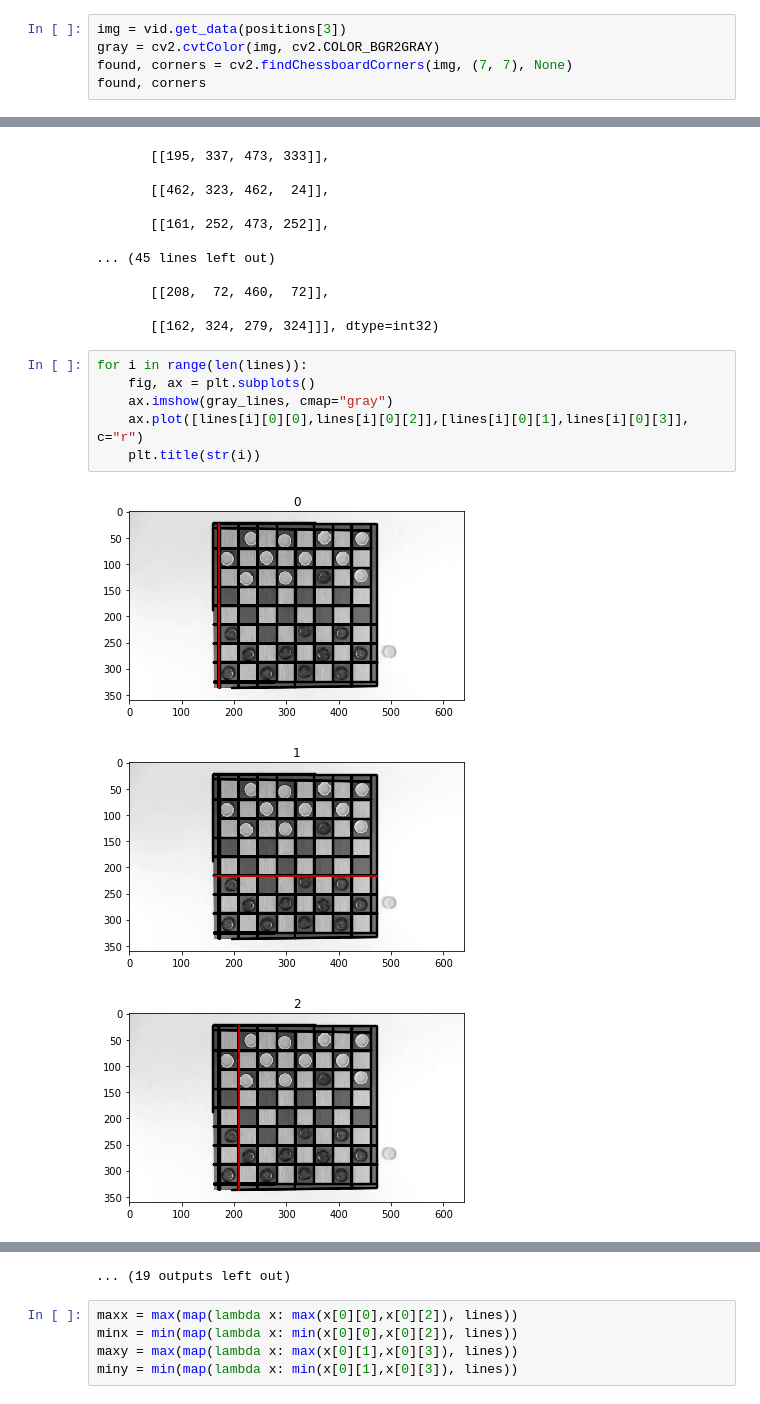
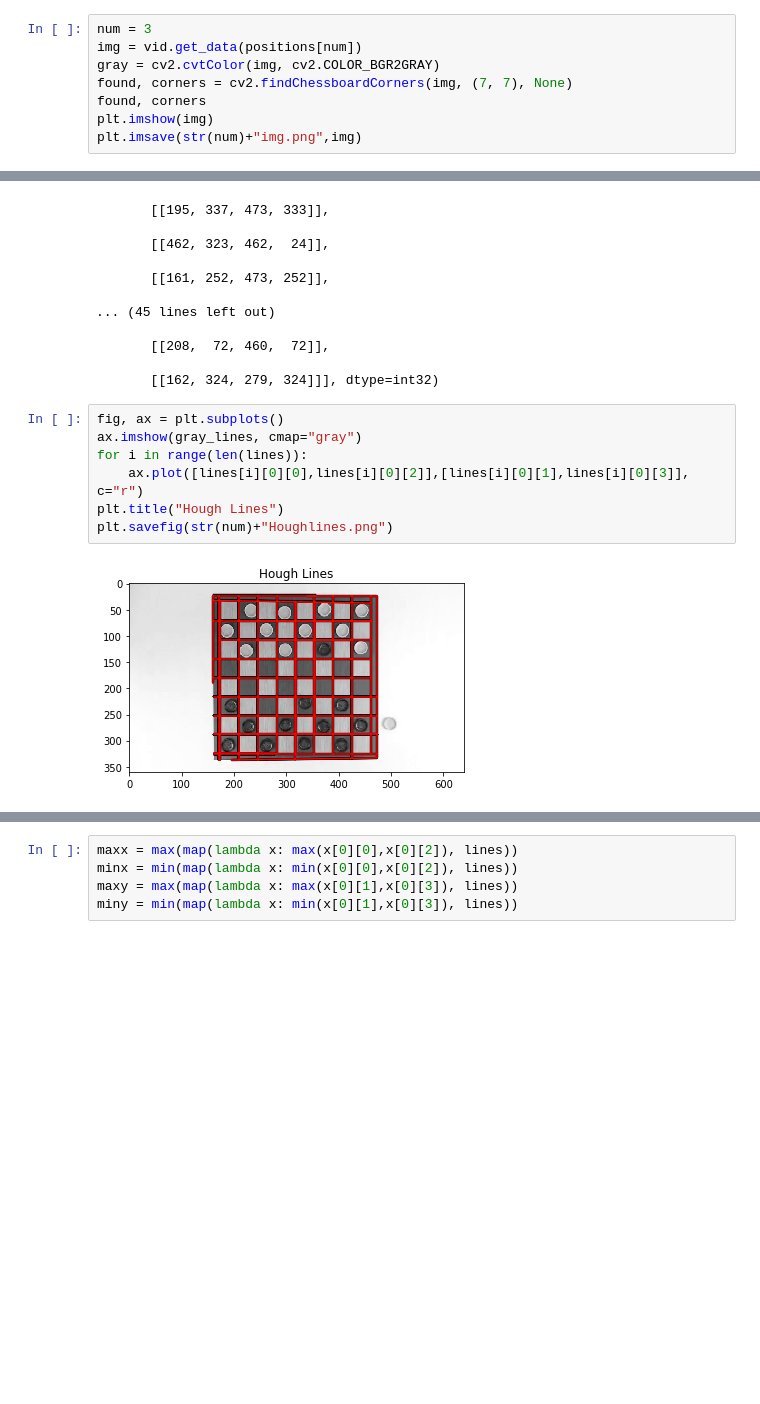
Before and after one commit to alexkassil/playing-the-computer, a Jupyter notebook: Checkers.ipynb, the cells around one changed output, grey strips where cells are left out. Saved outputs shown, nothing was run; the diff lists cells and outputs as text; blank space fills up the shorter version.

```diff
--- a/Checkers.ipynb
+++ b/Checkers.ipynb
@@ -19,8 +19,11 @@ plt.show()
 [figure]
 [figure]
 # %%
-img = vid.get_data(positions[3])
+num = 3
+img = vid.get_data(positions[num])
 gray = cv2.cvtColor(img, cv2.COLOR_BGR2GRAY)
 found, corners = cv2.findChessboardCorners(img, (7, 7), None)
 found, corners
+plt.imshow(img)
+plt.imsave(str(num)+"img.png",img)
 # %% [output]
@@ -77,12 +80,11 @@ array([[[171, 337, 171,  23]],
 
        [[162, 324, 279, 324]]], dtype=int32)
 # %%
+fig, ax = plt.subplots()
+ax.imshow(gray_lines, cmap="gray")
 for i in range(len(lines)):
-    fig, ax = plt.subplots()
-    ax.imshow(gray_lines, cmap="gray")
     ax.plot([lines[i][0][0],lines[i][0][2]],[lines[i][0][1],lines[i][0][3]], c="r")
-    plt.title(str(i))
+plt.title("Hough Lines")
+plt.savefig(str(num)+"Houghlines.png")
 # %% [output]
-[figure, old version]
+[figure, new version]
-[figure, removed]
-[figure, removed]
@@ -98,4 +91,3 @@ for i in range(len(lines)):
-... (19 outputs left out)
 # %%
 maxx = max(map(lambda x: max(x[0][0],x[0][2]), lines))
 minx = min(map(lambda x: min(x[0][0],x[0][2]), lines))
```
Also changed, not shown: parts of 12 cells of this notebook, 24 other files.
